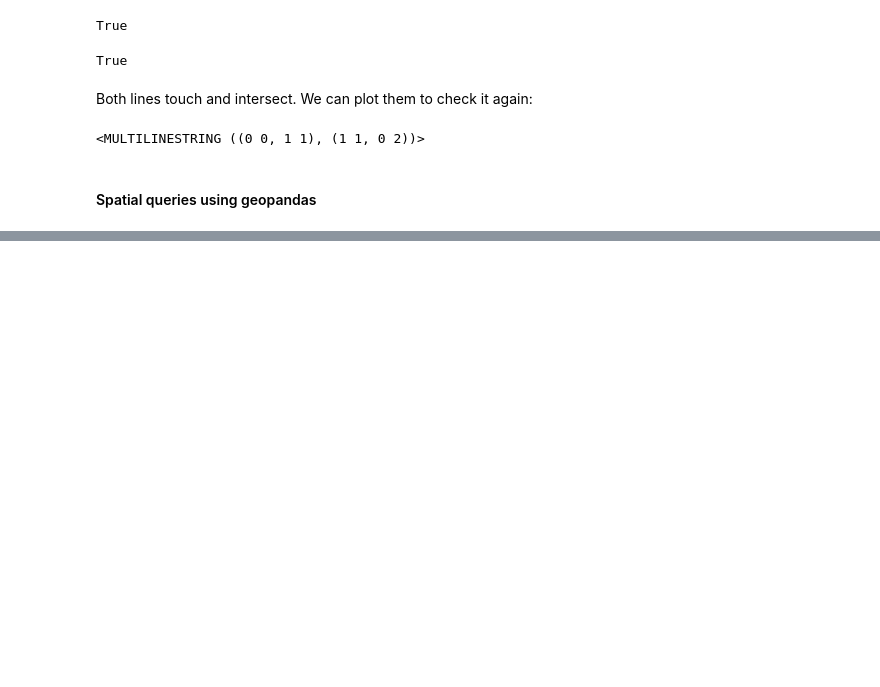
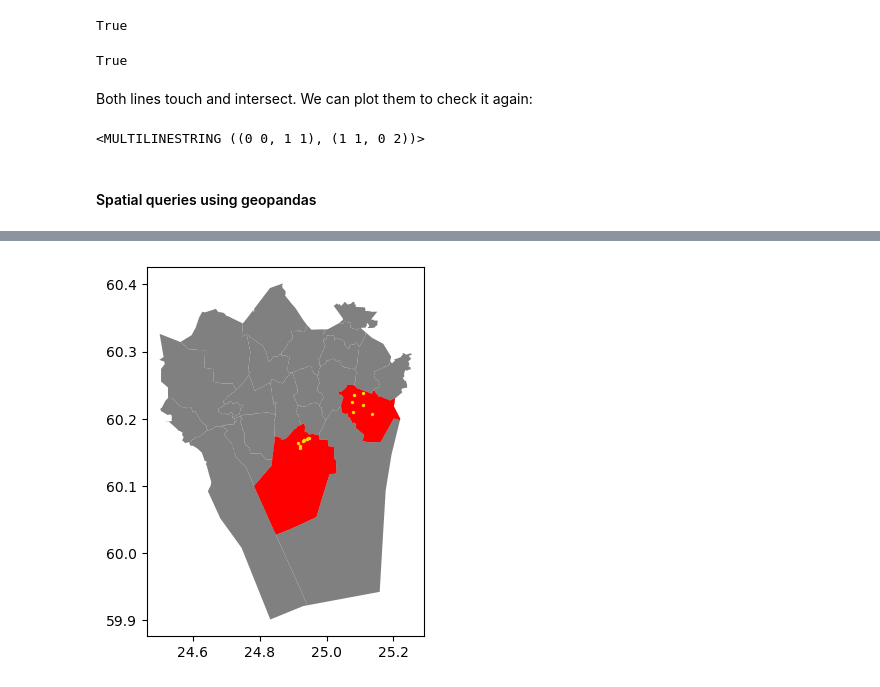
Before and after one commit to Calotriton/Learning_GIS, a Jupyter notebook: GIS_vector/GIS_Data_selection.ipynb, the cells around one changed output, grey strips where cells are left out. Saved outputs shown, nothing was run; the diff lists cells and outputs as text; code cells hidden in the pictures; blank space fills up the shorter version.

```diff
--- a/GIS_vector/GIS_Data_selection.ipynb
+++ b/GIS_vector/GIS_Data_selection.ipynb
@@ -100,0 +173,10 @@ multi_line
+# %%
+# Select ther points within the selected polygons
+selected_points = points.sjoin(selection.geometry.to_frame(), predicate="within")
+
+# Plot by layers
+ax = districts.plot(facecolor="gray")
+ax = selection.plot(ax=ax, facecolor="red")
+ax = selected_points.plot(ax=ax, color="gold", markersize=2)
+# %% [output]
+[figure, added]
```
Also changed, not shown: parts of 12 cells of this notebook.
